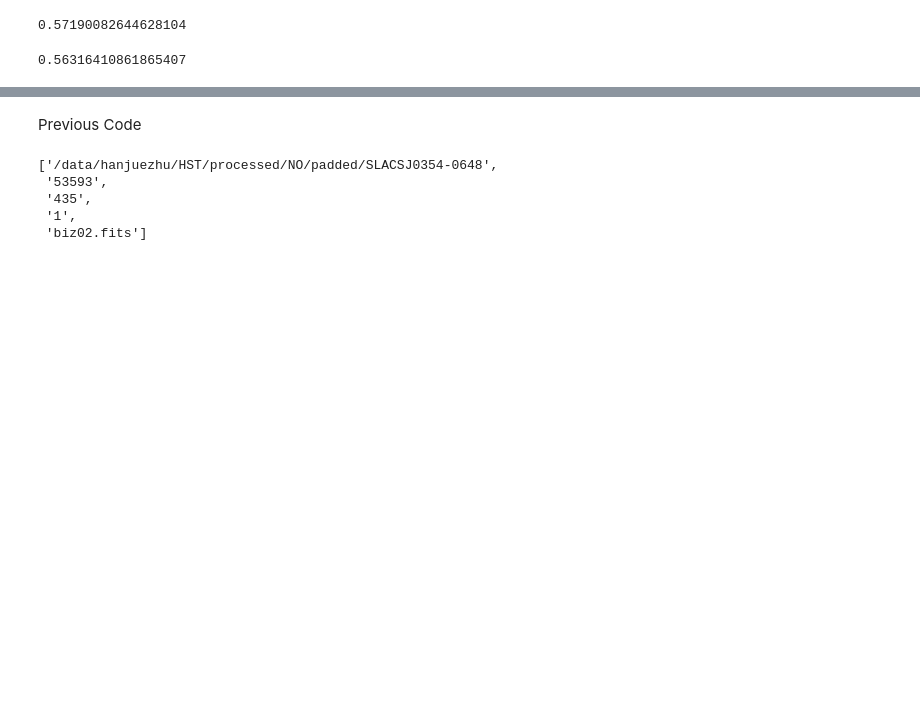
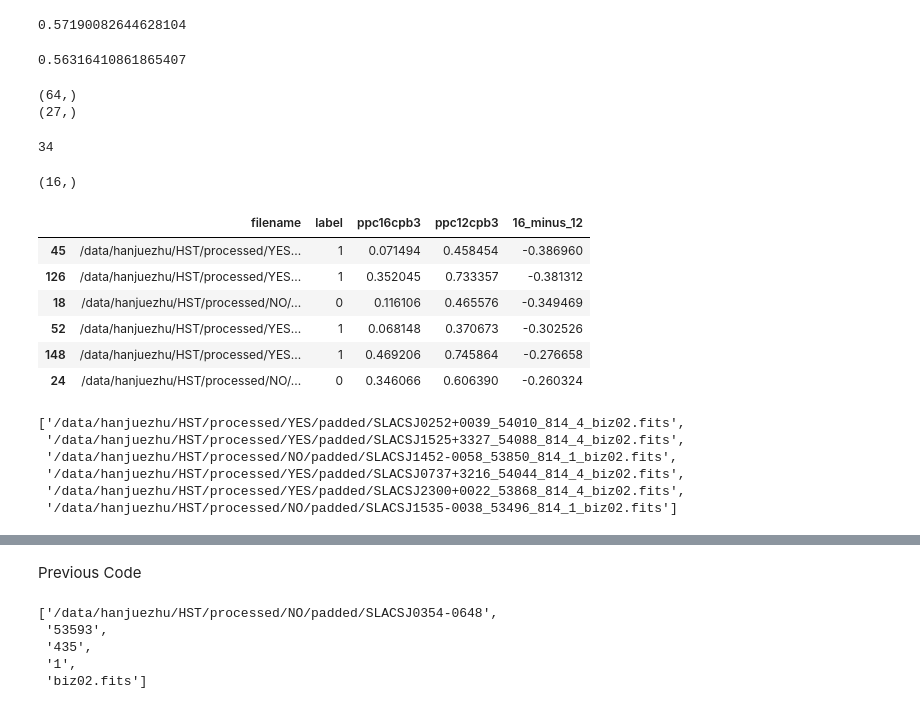
Before and after one commit to cavestruz/ALL_obs, a Jupyter notebook: ScoresAndHOG.ipynb, the cells around one changed output, grey strips where cells are left out. Cells and saved outputs as stored; diff of their text form; code cells hidden in the pictures; blank space fills up the shorter version.

Commit message:
Output some counts needed for the paper

```diff
--- a/ScoresAndHOG.ipynb
+++ b/ScoresAndHOG.ipynb
@@ -433,3 +433,48 @@ filescore_top2_real = get_agg_score([df.drop(['rank_score'], axis=1)
 roc_auc_score(filescore_top2_real['label'], filescore_top2_real['score'])
 # %% [output]
 0.56316410861865407
+# %%
+# Number of unique lens objects and unique non-lens across all bands (SLACSJ....).
+print filescore_avg_real[filescore_avg_real['label'] == 1]['objname'].unique().shape
+print filescore_avg_real[filescore_avg_real['label'] == 0]['objname'].unique().shape
+# %% [output]
+(64,)
+(27,)
+# %%
+# Number of objects with multiple bands
+counts = Counter(filescore_avg_real[['objname', 'band']].drop_duplicates()['objname'])
+print len([True for count in counts.itervalues() if count > 1])
+# %% [output]
+34
+# %%
+# Number of objects with multiple exposures in the same band (e.g. 814_1 and 814_4)
+df = filescore_avg_real[['objname', 'band']].assign(count=1).groupby(['objname', 'band'], as_index=False).sum()
+print df[df['count'] > 1]['objname'].unique().shape
+# %% [output]
+(16,)
+# %%
+# Examples of the biggest change in score (positive change and negative change) between ppc16cpb3 and ppc12cpb3.
+compare = pd.merge(filescores_real['ppc16cpb3'].rename(columns={'score': 'ppc16cpb3'})[['filename', 'label', 'ppc16cpb3']],
+                   filescores_real['ppc12cpb3'].rename(columns={'score': 'ppc12cpb3'})[['filename', 'ppc12cpb3']],
+                   on='filename')
+compare['16_minus_12'] = compare['ppc16cpb3'] - compare['ppc12cpb3']
+compare = compare.sort_values('16_minus_12')
+# %%
+compare.head(6)
+# %% [output]
+|  | filename | label | ppc16cpb3 | ppc12cpb3 | 16_minus_12 |
+| 45 | /data/hanjuezhu/HST/processed/YES... | 1 | 0.071494 | 0.458454 | -0.386960 |
+| 126 | /data/hanjuezhu/HST/processed/YES... | 1 | 0.352045 | 0.733357 | -0.381312 |
+| 18 | /data/hanjuezhu/HST/processed/NO/... | 0 | 0.116106 | 0.465576 | -0.349469 |
+| 52 | /data/hanjuezhu/HST/processed/YES... | 1 | 0.068148 | 0.370673 | -0.302526 |
+| 148 | /data/hanjuezhu/HST/processed/YES... | 1 | 0.469206 | 0.745864 | -0.276658 |
+| 24 | /data/hanjuezhu/HST/processed/NO/... | 0 | 0.346066 | 0.606390 | -0.260324 |
+# %%
+list(compare.head(6)['filename'])
+# %% [output]
+['/data/hanjuezhu/HST/processed/YES/padded/SLACSJ0252+0039_54010_814_4_biz02.fits',
+ '/data/hanjuezhu/HST/processed/YES/padded/SLACSJ1525+3327_54088_814_4_biz02.fits',
+ '/data/hanjuezhu/HST/processed/NO/padded/SLACSJ1452-0058_53850_814_1_biz02.fits',
+ '/data/hanjuezhu/HST/processed/YES/padded/SLACSJ0737+3216_54044_814_4_biz02.fits',
+ '/data/hanjuezhu/HST/processed/YES/padded/SLACSJ2300+0022_53868_814_4_biz02.fits',
+ '/data/hanjuezhu/HST/processed/NO/padded/SLACSJ1535-0038_53496_814_1_biz02.fits']
```
Also changed, not shown: parts of 4 cells of this notebook.
